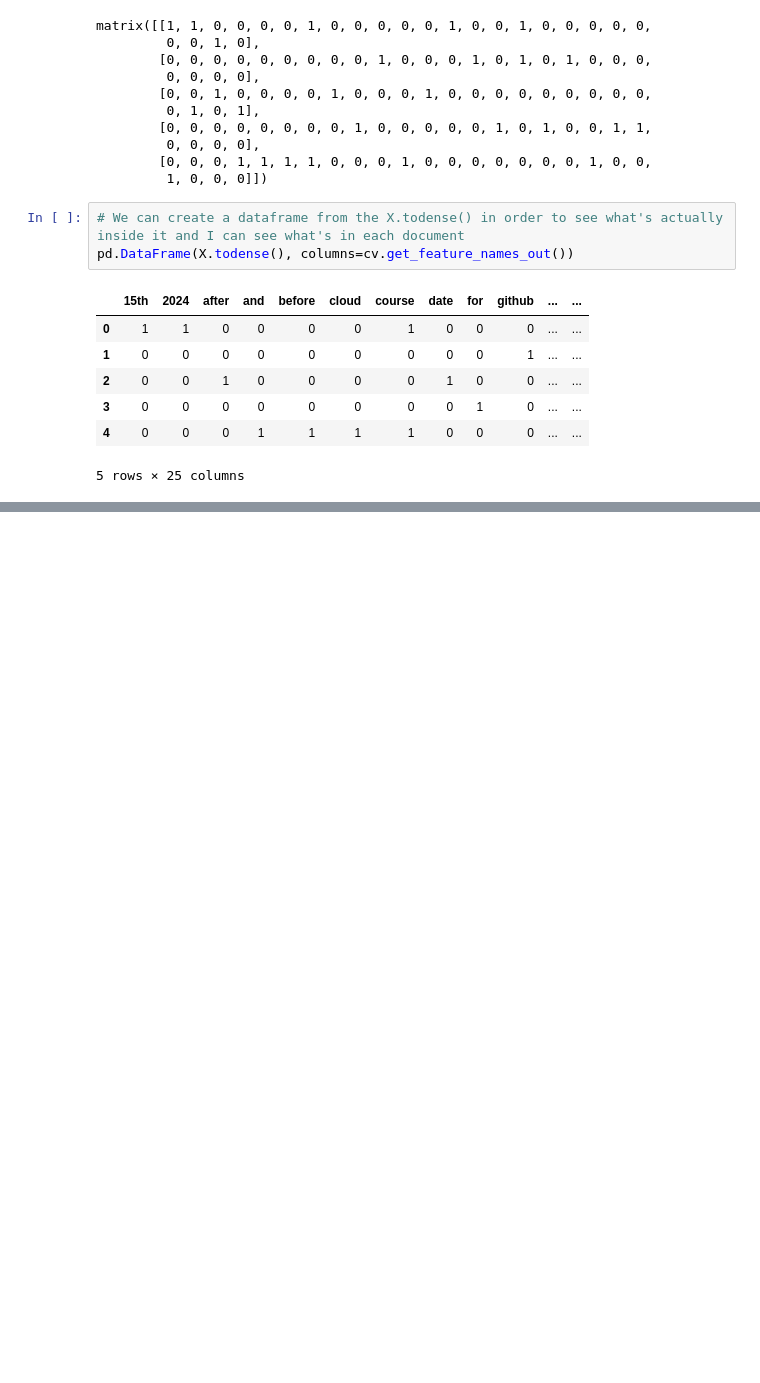
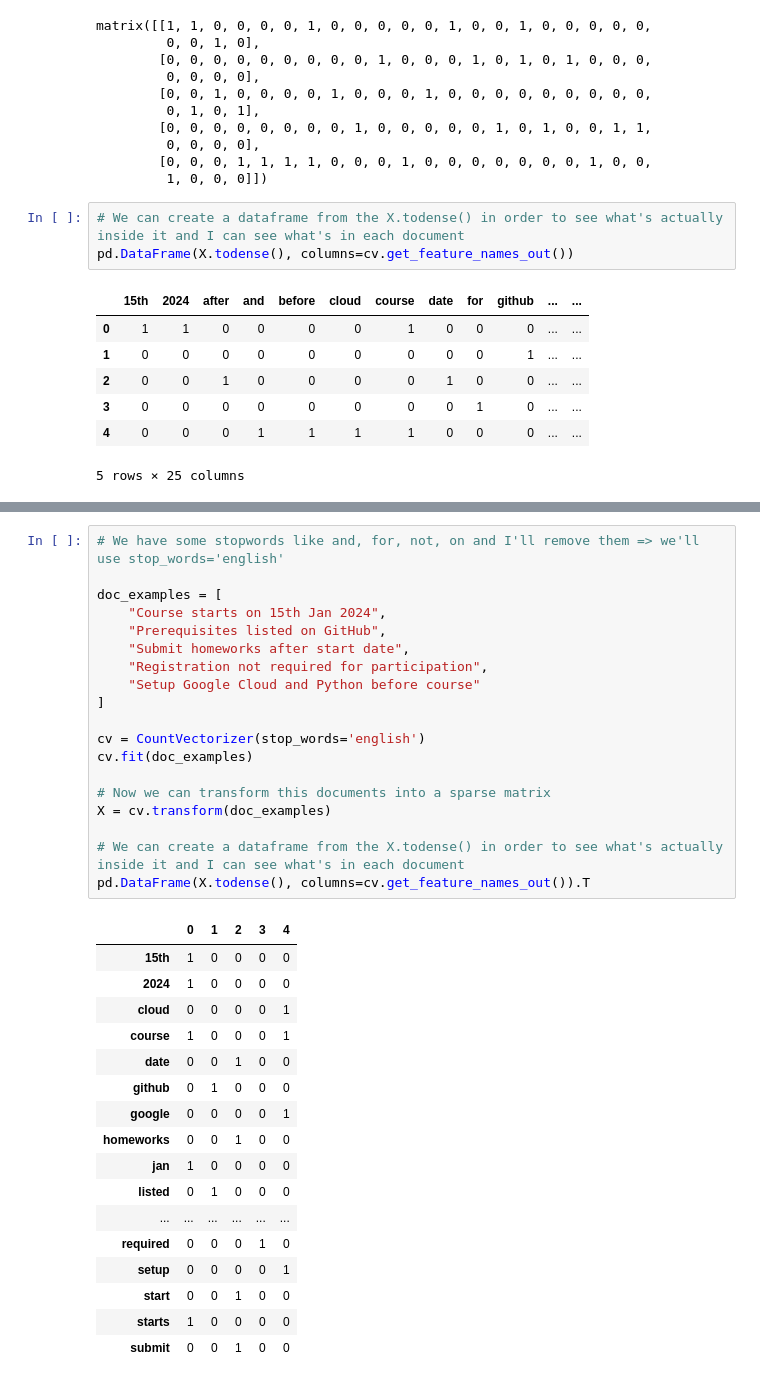
Before and after one commit to jordiTrigo/search-engine-workshop, a Jupyter notebook: notebook.ipynb, the cells around one changed output, grey strips where cells are left out. Saved outputs shown, nothing was run; the diff lists cells and outputs as text; blank space fills up the shorter version.

```diff
--- a/notebook.ipynb
+++ b/notebook.ipynb
@@ -178,0 +203,37 @@ pd.DataFrame(X.todense(), columns=cv.get_feature_names_out())
+# %%
+# We have some stopwords like and, for, not, on and I'll remove them => we'll use stop_words='english'
+
+doc_examples = [
+    "Course starts on 15th Jan 2024",
+    "Prerequisites listed on GitHub",
+    "Submit homeworks after start date",
+    "Registration not required for participation",
+    "Setup Google Cloud and Python before course"
+]
+
+cv = CountVectorizer(stop_words='english')
+cv.fit(doc_examples)
+
+# Now we can transform this documents into a sparse matrix
+X = cv.transform(doc_examples)
+
+# We can create a dataframe from the X.todense() in order to see what's actually inside it and I can see what's in each document
+pd.DataFrame(X.todense(), columns=cv.get_feature_names_out()).T
+# %% [output]
+|  | 0 | 1 | 2 | 3 | 4 |
+| 15th | 1 | 0 | 0 | 0 | 0 |
+| 2024 | 1 | 0 | 0 | 0 | 0 |
+| cloud | 0 | 0 | 0 | 0 | 1 |
+| course | 1 | 0 | 0 | 0 | 1 |
+| date | 0 | 0 | 1 | 0 | 0 |
+| github | 0 | 1 | 0 | 0 | 0 |
+| google | 0 | 0 | 0 | 0 | 1 |
+| homeworks | 0 | 0 | 1 | 0 | 0 |
+| jan | 1 | 0 | 0 | 0 | 0 |
+| listed | 0 | 1 | 0 | 0 | 0 |
+| ... | ... | ... | ... | ... | ... |
+| required | 0 | 0 | 0 | 1 | 0 |
+| setup | 0 | 0 | 0 | 0 | 1 |
+| start | 0 | 0 | 1 | 0 | 0 |
+| starts | 1 | 0 | 0 | 0 | 0 |
+| submit | 0 | 0 | 1 | 0 | 0 |
```
Also changed, not shown: parts of 4 cells of this notebook.
